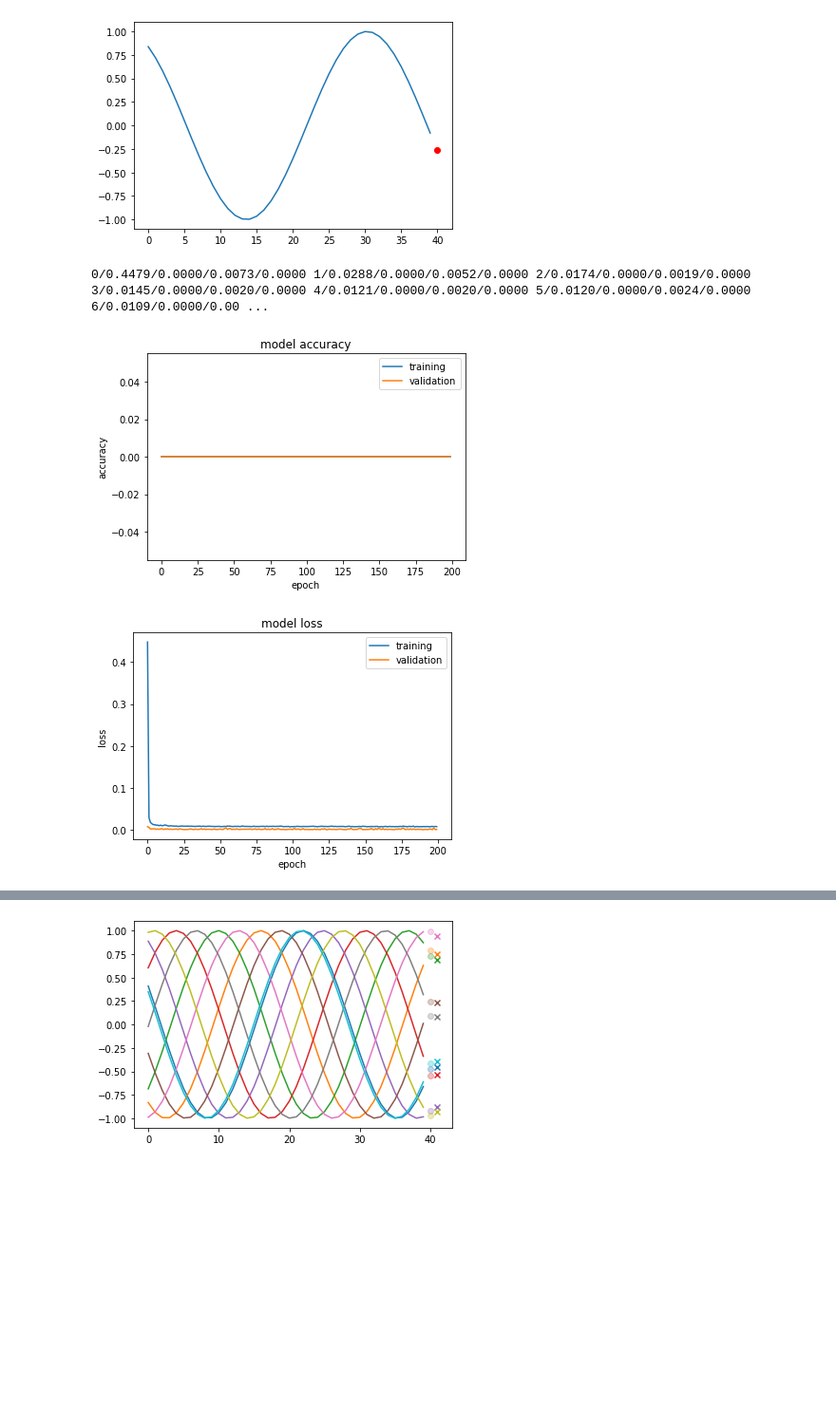
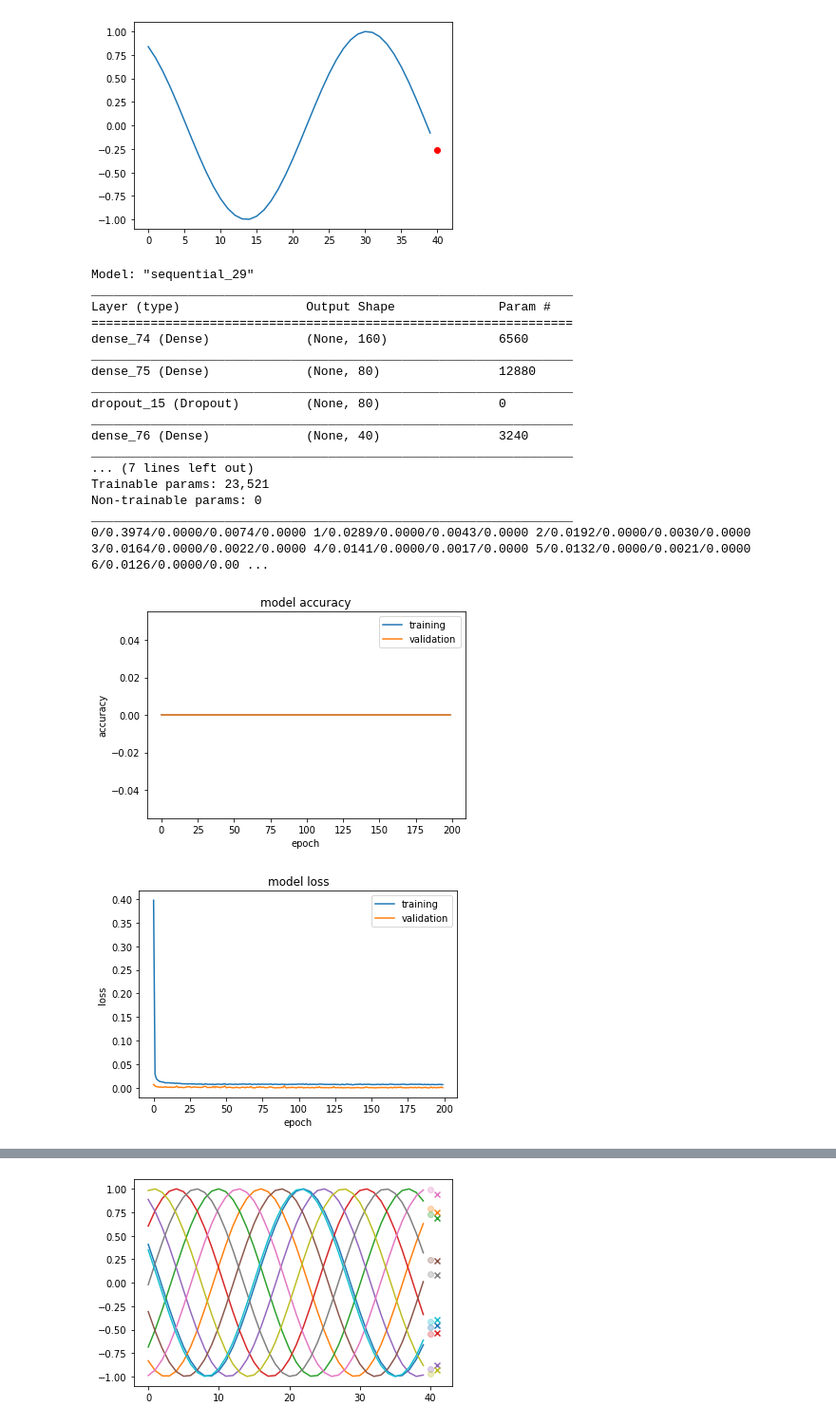
Before and after one commit to atobe/intro_to_dl_shared, a Jupyter notebook: 01 simple sine following.ipynb, the cells around one changed output, grey strips where cells are left out. Shown at 95% size. Cells and saved outputs as stored; diff of their text form; code cells hidden in the pictures; blank space fills up the shorter version.

```diff
--- a/01 simple sine following.ipynb
+++ b/01 simple sine following.ipynb
@@ -97,29 +97,45 @@ def plot_training_history(history, model):
 # %%
 # model and train
 class MyCallback(Callback):
     def on_epoch_end(self, epoch, logs=None):
         print('{:d}/{:.4f}/{:.4f}/{:.4f}/{:.4f} '.format(epoch, logs['loss'], logs['accuracy'],
             logs['val_loss'], logs['val_accuracy']), end='')
 
 
 test_data = x_test
 test_labels = y_test
 model = Sequential()
 model.add(Input(shape=(40,)))
 model.add(Dense(160, activation='linear'))
 model.add(Dense(80, activation='linear'))
 model.add(Dropout(0.5))
 model.add(Dense(40, activation='linear'))
 model.add(Dense(20, activation='linear'))
 model.add(Flatten())
 model.add(Dense(1, activation='linear'))
 
 model.compile(optimizer="adam", loss='mse', metrics=['accuracy'])
-# model.summary()
+model.summary()
 
 history = model.fit(x_train, y_train, shuffle=True, batch_size=64, epochs=200, verbose=0, validation_split=.2, callbacks=[MyCallback()])
 plot_training_history(history, model)
 # %% [output]
-0/0.4479/0.0000/0.0073/0.0000 1/0.0288/0.0000/0.0052/0.0000 2/0.0174/0.0000/0.0019/0.0000 3/0.0145/0.0000/0.0020/0.0000 4/0.0121/0.0000/0.0020/0.0000 5/0.0120/0.0000/0.0024/0.0000 6/0.0109/0.0000/0.00 ...
+Model: "sequential_29"
+_________________________________________________________________
+Layer (type)                 Output Shape              Param #
+=================================================================
+dense_74 (Dense)             (None, 160)               6560
+_________________________________________________________________
+dense_75 (Dense)             (None, 80)                12880
+_________________________________________________________________
+dropout_15 (Dropout)         (None, 80)                0
+_________________________________________________________________
+dense_76 (Dense)             (None, 40)                3240
+_________________________________________________________________
+... (7 lines left out)
+Trainable params: 23,521
+Non-trainable params: 0
+_________________________________________________________________
+0/0.3974/0.0000/0.0074/0.0000 1/0.0289/0.0000/0.0043/0.0000 2/0.0192/0.0000/0.0030/0.0000 3/0.0164/0.0000/0.0022/0.0000 4/0.0141/0.0000/0.0017/0.0000 5/0.0132/0.0000/0.0021/0.0000 6/0.0126/0.0000/0.00 ...
 [figure]
-[figure, old version]
+[figure, new version]
```
Also changed, not shown: parts of 1 cell of this notebook, 1 other file.
